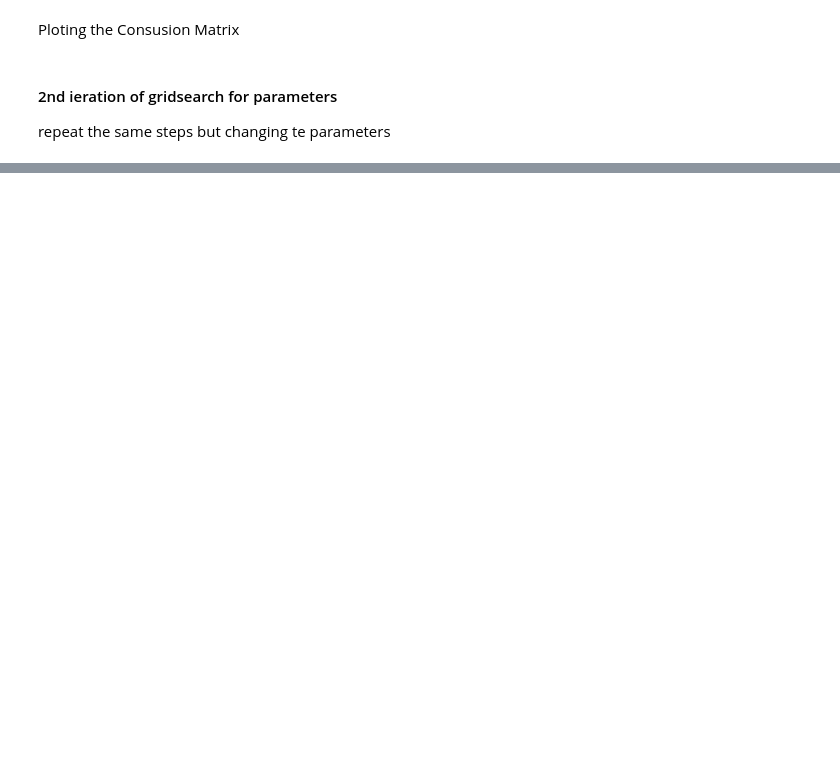
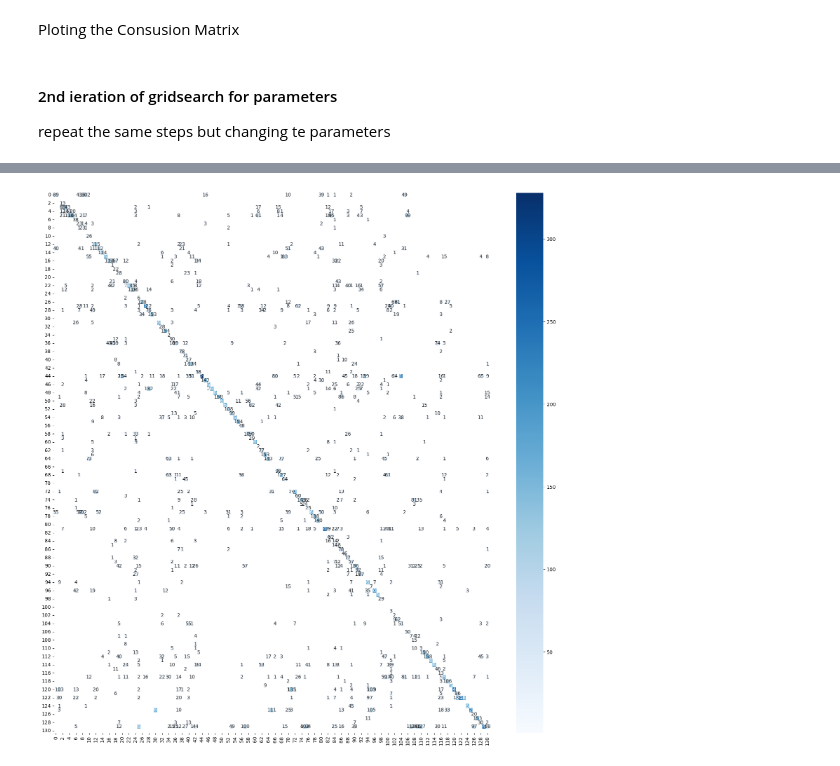
Before and after one commit to AdrianoGomes99/ImageClassification, a Jupyter notebook: RF.ipynb, the cells around one changed output, grey strips where cells are left out. Saved outputs shown, nothing was run; the diff lists cells and outputs as text; code cells hidden in the pictures; blank space fills up the shorter version.

```diff
--- a/RF.ipynb
+++ b/RF.ipynb
@@ -330,0 +684,6 @@ print("{0.2f}% accuracy with a standard deviation of {0.2f}%".format (scores.mea
+# %%
+nsamples, nx, ny, nrgb = test_images_array.shape
+or_test_flat_images_array = test_images_array.reshape((nsamples,nx*ny*nrgb))
+# %%
+intclass_or_test_pred = final_rf.predict(or_test_flat_images_array)
+intclass_or_test_pred
@@ -330,0 +729,8 @@ print("{0.2f}% accuracy with a standard deviation of {0.2f}%".format (scores.mea
+# %%
+cm = confusion_matrix(intclass_or_test_pred,intclass_test)
+df = pd.DataFrame(cm).replace(0, np.nan)
+plt.figure(figsize=[20,20])
+sns.heatmap(df, annot=True, fmt='g', cmap="Blues")
+plt.show()
+# %% [output]
+[figure, added]
```
Also changed, not shown: parts of 51 cells of this notebook.
